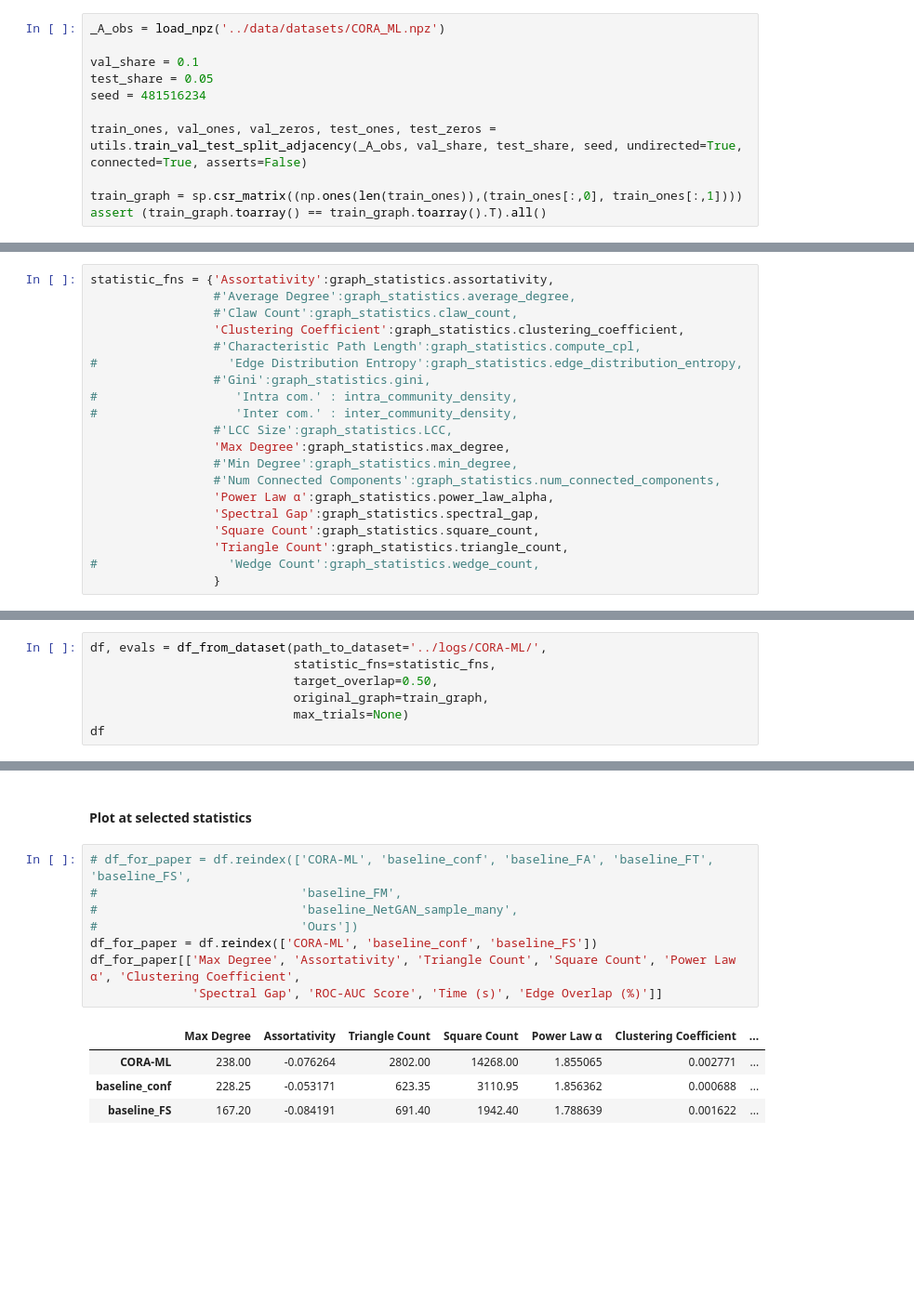
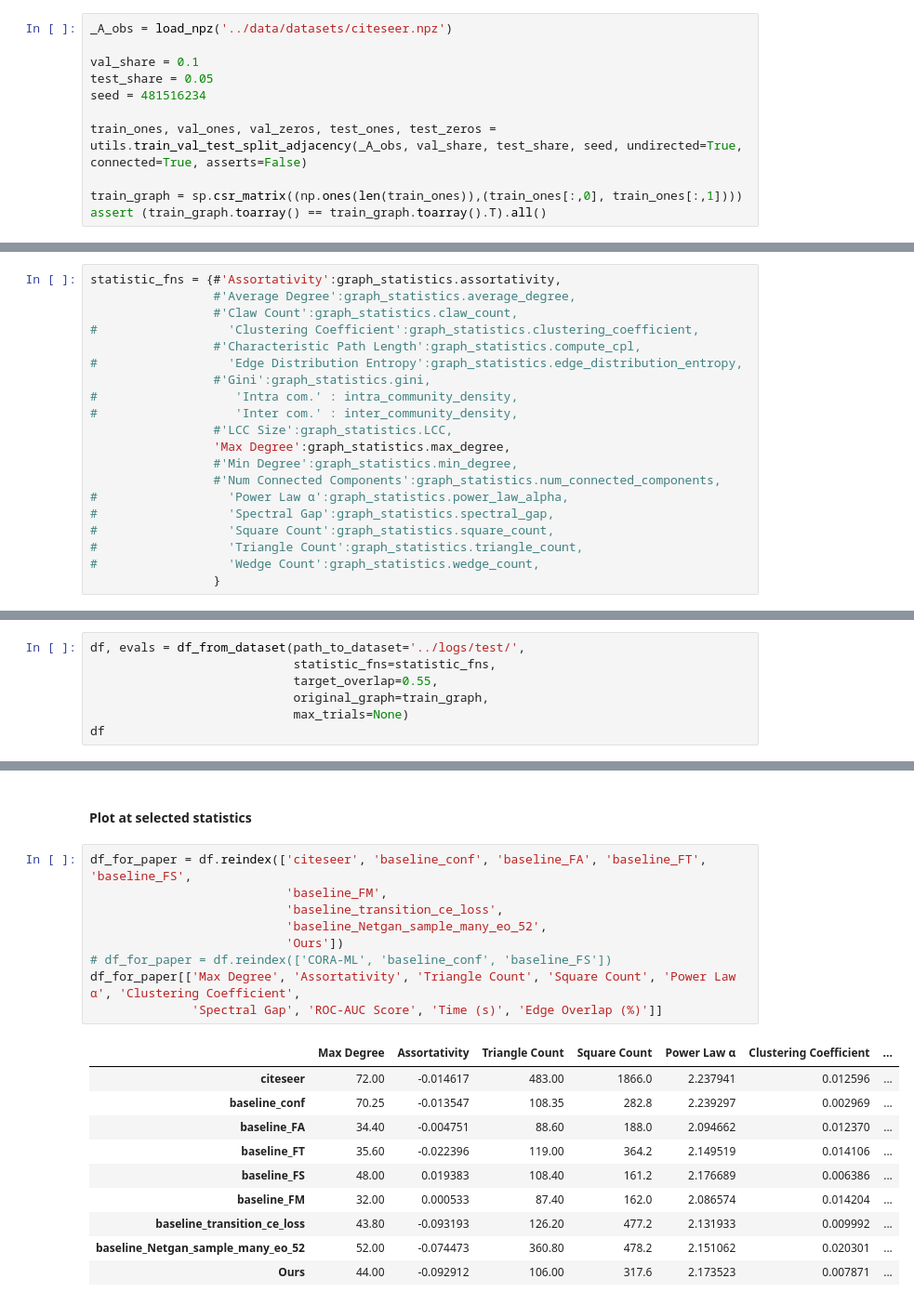
Before and after one commit to hheidrich/Net, a Jupyter notebook: exp/MainTableCORA-ML.ipynb, the cells around one changed output, grey strips where cells are left out. Shown at 93% size. Saved outputs shown, nothing was run; the diff lists cells and outputs as text; blank space fills up the shorter version.

Commit message:
Updated rel_error_table for paper.

```diff
--- a/exp/MainTableCORA-ML.ipynb
+++ b/exp/MainTableCORA-ML.ipynb
@@ -14,7 +14,7 @@ from evaluation import (Evaluation, tabular_from_statistics, df_from_tabular, co
 # %% [markdown]
 #### True graph
 # %%
-_A_obs = load_npz('../data/datasets/CORA_ML.npz')
+_A_obs = load_npz('../data/datasets/citeseer.npz')
 
 val_share = 0.1
 test_share = 0.05
@@ -27,10 +27,10 @@ assert (train_graph.toarray() == train_graph.toarray().T).all()
 # %% [markdown]
 #### Statistic Functions
 # %%
-statistic_fns = {'Assortativity':graph_statistics.assortativity,
+statistic_fns = {#'Assortativity':graph_statistics.assortativity,
                  #'Average Degree':graph_statistics.average_degree,
                  #'Claw Count':graph_statistics.claw_count,
-                 'Clustering Coefficient':graph_statistics.clustering_coefficient,
+#                  'Clustering Coefficient':graph_statistics.clustering_coefficient,
                  #'Characteristic Path Length':graph_statistics.compute_cpl,
 #                  'Edge Distribution Entropy':graph_statistics.edge_distribution_entropy,
                  #'Gini':graph_statistics.gini,
@@ -40,18 +40,18 @@ statistic_fns = {'Assortativity':graph_statistics.assortativity,
                  'Max Degree':graph_statistics.max_degree,
                  #'Min Degree':graph_statistics.min_degree,
                  #'Num Connected Components':graph_statistics.num_connected_components,
-                 'Power Law α':graph_statistics.power_law_alpha,
-                 'Spectral Gap':graph_statistics.spectral_gap,
-                 'Square Count':graph_statistics.square_count,
-                 'Triangle Count':graph_statistics.triangle_count,
+#                  'Power Law α':graph_statistics.power_law_alpha,
+#                  'Spectral Gap':graph_statistics.spectral_gap,
+#                  'Square Count':graph_statistics.square_count,
+#                  'Triangle Count':graph_statistics.triangle_count,
 #                  'Wedge Count':graph_statistics.wedge_count,
                  }
 # %% [markdown]
 #### Evaluate
 # %%
-df, evals = df_from_dataset(path_to_dataset='../logs/CORA-ML/',
+df, evals = df_from_dataset(path_to_dataset='../logs/test/',
                             statistic_fns=statistic_fns,
-                            target_overlap=0.50,
+                            target_overlap=0.55,
                             original_graph=train_graph,
                             max_trials=None)
 df
@@ -63,15 +62,22 @@ df
 # %% [markdown]
 #### Plot at selected statistics
 # %%
-# df_for_paper = df.reindex(['CORA-ML', 'baseline_conf', 'baseline_FA', 'baseline_FT', 'baseline_FS',
-#                            'baseline_FM',
-#                            'baseline_NetGAN_sample_many',
-#                            'Ours'])
-df_for_paper = df.reindex(['CORA-ML', 'baseline_conf', 'baseline_FS'])
+df_for_paper = df.reindex(['citeseer', 'baseline_conf', 'baseline_FA', 'baseline_FT', 'baseline_FS',
+                           'baseline_FM',
+                           'baseline_transition_ce_loss',
+                           'baseline_Netgan_sample_many_eo_52',
+                           'Ours'])
+# df_for_paper = df.reindex(['CORA-ML', 'baseline_conf', 'baseline_FS'])
 df_for_paper[['Max Degree', 'Assortativity', 'Triangle Count', 'Square Count', 'Power Law α', 'Clustering Coefficient',
               'Spectral Gap', 'ROC-AUC Score', 'Time (s)', 'Edge Overlap (%)']]
 # %% [output]
 |  | Max Degree | Assortativity | Triangle Count | Square Count | Power Law α | Clustering Coefficient | ... |
-| CORA-ML | 238.00 | -0.076264 | 2802.00 | 14268.00 | 1.855065 | 0.002771 | ... |
-| baseline_conf | 228.25 | -0.053171 | 623.35 | 3110.95 | 1.856362 | 0.000688 | ... |
-| baseline_FS | 167.20 | -0.084191 | 691.40 | 1942.40 | 1.788639 | 0.001622 | ... |
+| citeseer | 72.00 | -0.014617 | 483.00 | 1866.0 | 2.237941 | 0.012596 | ... |
+| baseline_conf | 70.25 | -0.013547 | 108.35 | 282.8 | 2.239297 | 0.002969 | ... |
+| baseline_FA | 34.40 | -0.004751 | 88.60 | 188.0 | 2.094662 | 0.012370 | ... |
+| baseline_FT | 35.60 | -0.022396 | 119.00 | 364.2 | 2.149519 | 0.014106 | ... |
+| baseline_FS | 48.00 | 0.019383 | 108.40 | 161.2 | 2.176689 | 0.006386 | ... |
+| baseline_FM | 32.00 | 0.000533 | 87.40 | 162.0 | 2.086574 | 0.014204 | ... |
+| baseline_transition_ce_loss | 43.80 | -0.093193 | 126.20 | 477.2 | 2.131933 | 0.009992 | ... |
+| baseline_Netgan_sample_many_eo_52 | 52.00 | -0.074473 | 360.80 | 478.2 | 2.151062 | 0.020301 | ... |
+| Ours | 44.00 | -0.092912 | 106.00 | 317.6 | 2.173523 | 0.007871 | ... |
```
Also changed, not shown: parts of 1 cell of this notebook, 2 other files.
